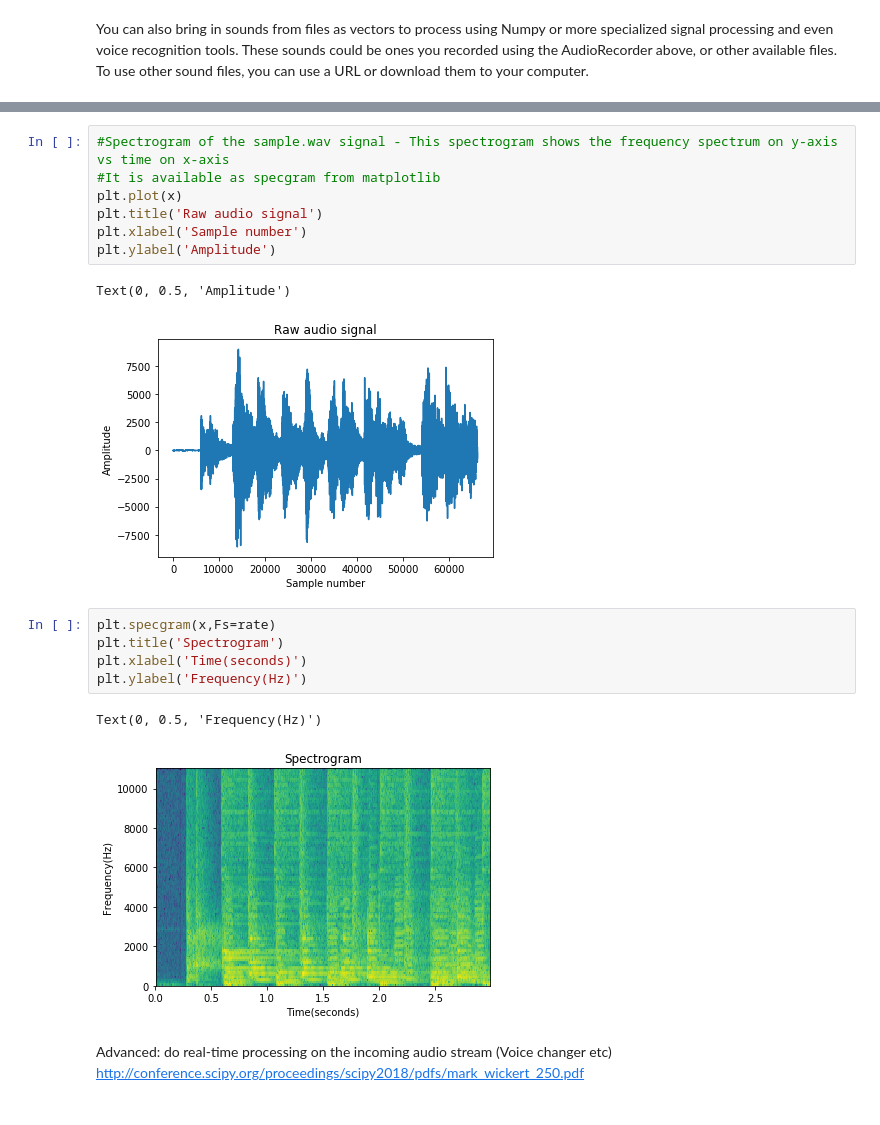
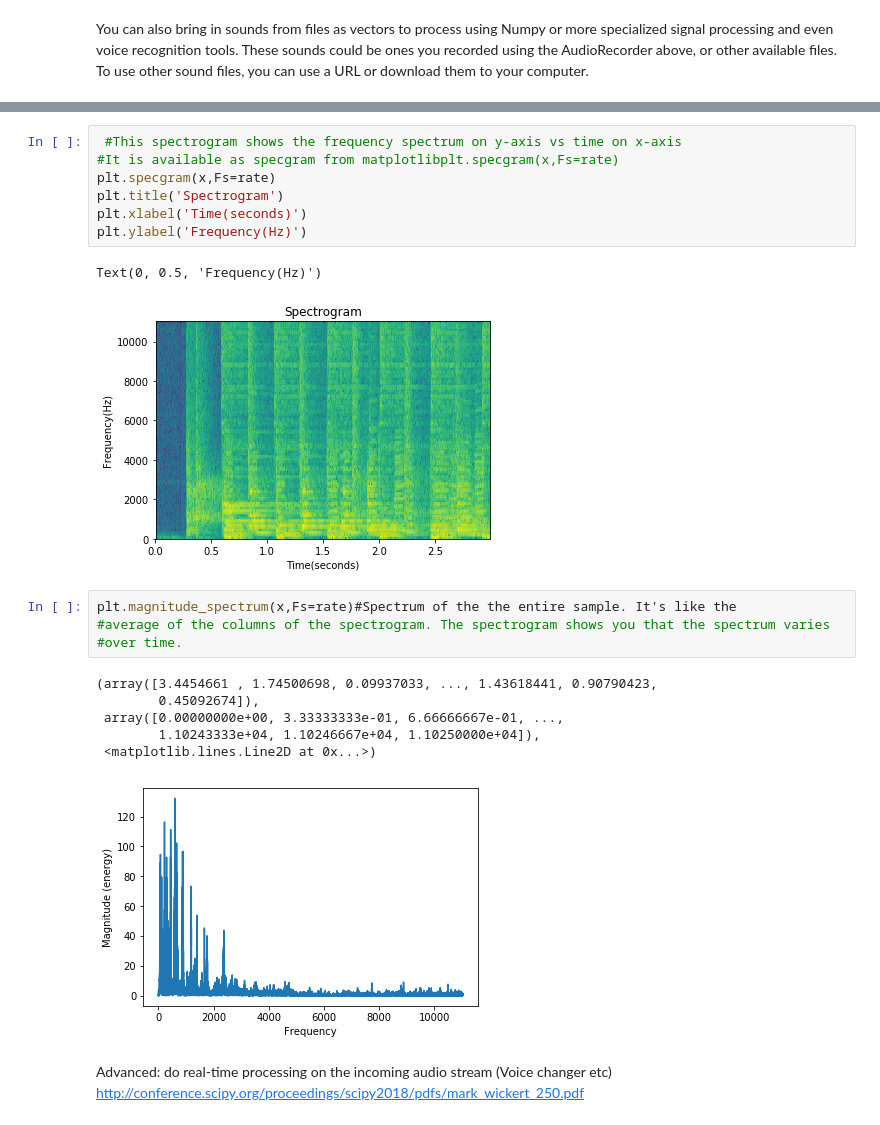
Before and after one commit to harnettlab/iPythonNotebookRepo, a Jupyter notebook: ECE322/HW5_Relevant_Audio/AudioExperiments.ipynb, the cells around one changed output, grey strips where cells are left out. Drawn from its saved outputs; the diff is of its cells as text.

Commit message:
ECE 322 Audio Experiments
Updated with magnitude_spectrum example

```diff
--- a/ECE322/HW5_Relevant_Audio/AudioExperiments.ipynb
+++ b/ECE322/HW5_Relevant_Audio/AudioExperiments.ipynb
@@ -127,20 +134,23 @@ Audio(song,rate=rate)
 # %%
-#Spectrogram of the sample.wav signal - This spectrogram shows the frequency spectrum on y-axis vs time on x-axis
-#It is available as specgram from matplotlib
-plt.plot(x)
-plt.title('Raw audio signal')
-plt.xlabel('Sample number')
-plt.ylabel('Amplitude')
+ #This spectrogram shows the frequency spectrum on y-axis vs time on x-axis
+#It is available as specgram from matplotlibplt.specgram(x,Fs=rate)
+plt.specgram(x,Fs=rate)
+plt.title('Spectrogram')
+plt.xlabel('Time(seconds)')
+plt.ylabel('Frequency(Hz)')
 # %% [output]
-Text(0, 0.5, 'Amplitude')
+Text(0, 0.5, 'Frequency(Hz)')
-[figure, old version]
+[figure, new version]
-# %%
-plt.specgram(x,Fs=rate)
-plt.title('Spectrogram')
-plt.xlabel('Time(seconds)')
-plt.ylabel('Frequency(Hz)')
-# %% [output]
-Text(0, 0.5, 'Frequency(Hz)')
-[figure, removed]
+# %%
+plt.magnitude_spectrum(x,Fs=rate)#Spectrum of the the entire sample. It's like the
+#average of the columns of the spectrogram. The spectrogram shows you that the spectrum varies
+#over time.
+# %% [output]
+(array([3.4454661 , 1.74500698, 0.09937033, ..., 1.43618441, 0.90790423,
+        0.45092674]),
+ array([0.00000000e+00, 3.33333333e-01, 6.66666667e-01, ...,
+        1.10243333e+04, 1.10246667e+04, 1.10250000e+04]),
+ <matplotlib.lines.Line2D at 0x...>)
+[figure, added]
 # %% [markdown]
 Advanced: do real-time processing on the incoming audio stream (Voice changer etc) http://conference.scipy.org/proceedings/scipy2018/pdfs/mark_wickert_250.pdf
```
Also changed, not shown: parts of 13 cells of this notebook.
